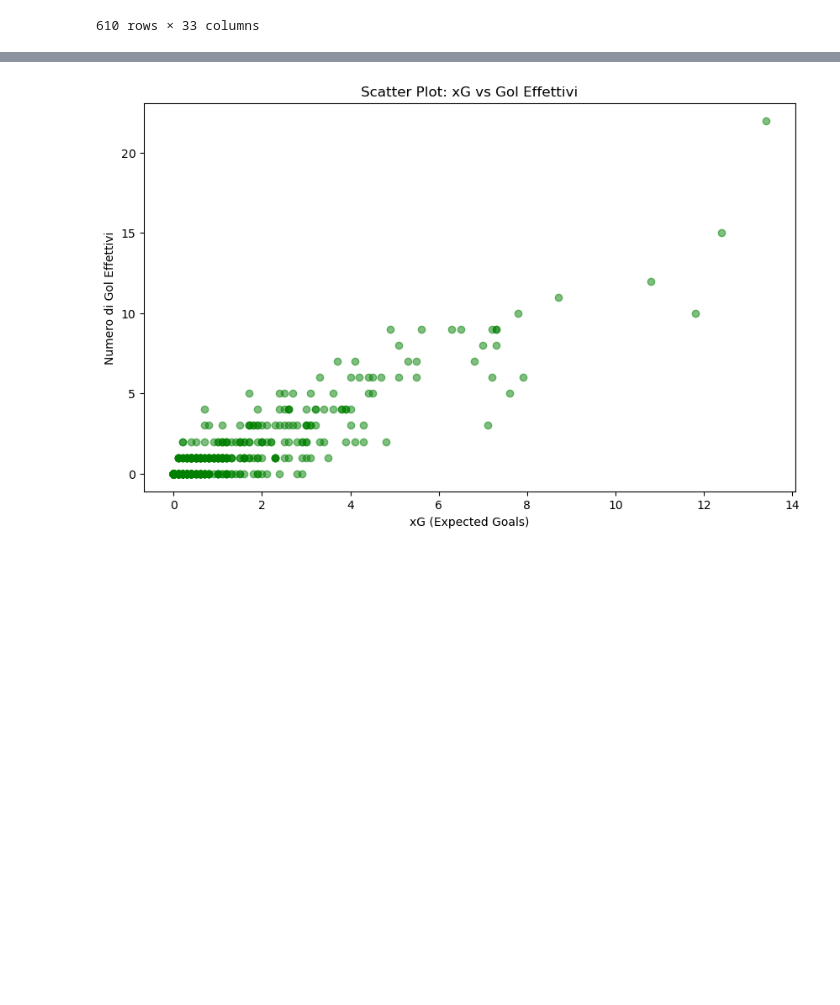
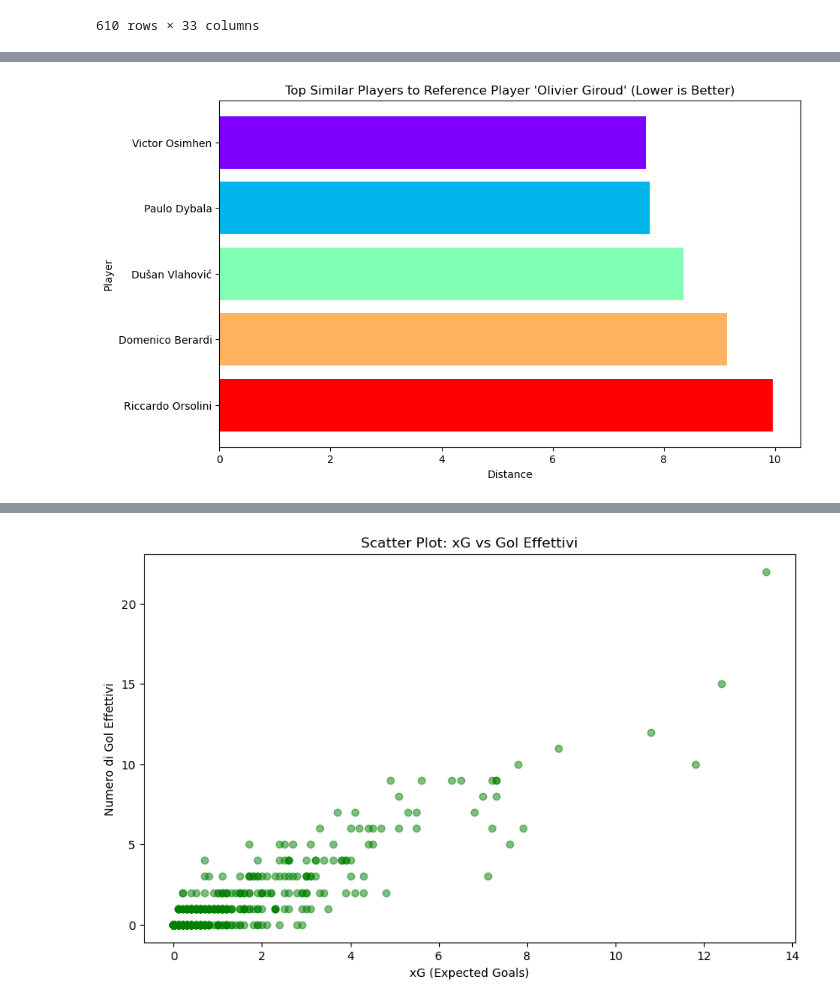
Before and after one commit to andreamoleri/Offside, a Jupyter notebook: offside.ipynb, the cells around one changed output, grey strips where cells are left out. Saved outputs shown, nothing was run; the diff lists cells and outputs as text; code cells hidden in the pictures; blank space fills up the shorter version.

```diff
--- a/offside.ipynb
+++ b/offside.ipynb
@@ -289,3 +294,25 @@ Player #10: Giacomo Raspadori
+# %%
+import matplotlib.pyplot as plt
+import numpy as np
+
+# Estrai i nomi e le distanze dei giocatori più simili
+similar_player_names = [df.loc[player_index]['(Background Information, Full Name)'] for player_index, _ in top_similar_players]
+similar_player_distances = [distance for _, distance in top_similar_players]
+
+# Definisci i colori in ordine dell'arcobaleno
+colors = plt.cm.rainbow(np.linspace(0, 1, len(similar_player_names)))
+
+# Traccia il grafico a barre
+plt.figure(figsize=(10, 6))
+bars = plt.barh(similar_player_names, similar_player_distances, color=colors)
+
+plt.xlabel('Distance')
+plt.ylabel('Player')
+plt.title(f'Top Similar Players to Reference Player \'{reference_player_name}\' (Lower is Better)')
+plt.gca().invert_yaxis()  # Inverti l'asse y per avere il giocatore più simile in cima
+plt.show()
+# %% [output]
+[figure, added]
 # %%
 import matplotlib.pyplot as plt
 
```
Also changed, not shown: parts of 3 cells of this notebook.
